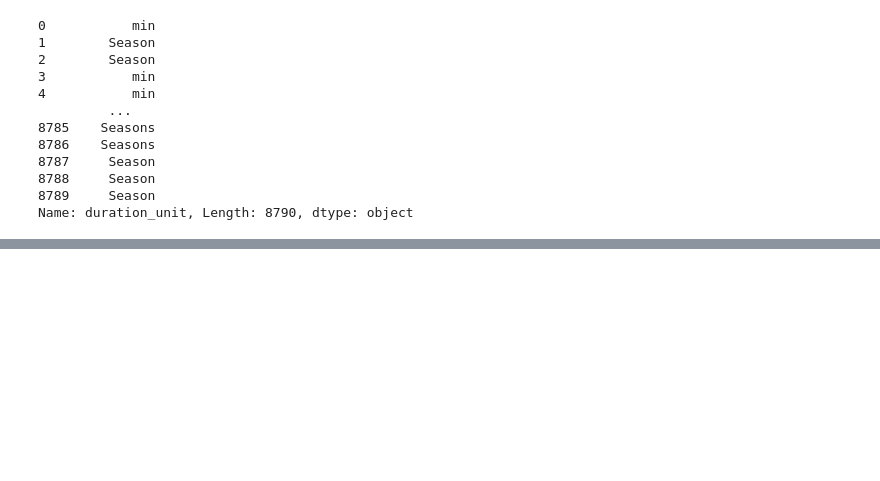
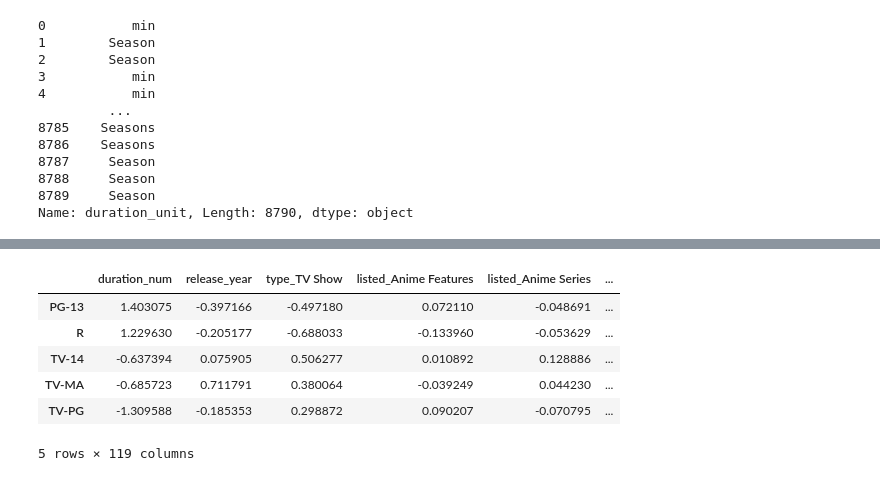
Before and after one commit to Fernando-Alvarado/AWS_2026-2, a Jupyter notebook: Limpieza/main.ipynb, the cells around one changed output, grey strips where cells are left out. Drawn from its saved outputs; the diff is of its cells as text; code cells hidden in the pictures; blank space fills up the shorter version.

```diff
--- a/Limpieza/main.ipynb
+++ b/Limpieza/main.ipynb
@@ -211,0 +407,7 @@ Box(children=(HTML(value='\n<div id="ifr-pyg-00064b8aabaef354uD8mzRPEpt4xoZhO" s
+# %%
+# Separamos las características (X) de la variable objetivo (y)
+X = ml_df.drop(columns=['rating'])
+y = ml_df['rating']
+
+
+X = pd.get_dummies(X, drop_first=True)
@@ -211,0 +471,16 @@ Box(children=(HTML(value='\n<div id="ifr-pyg-00064b8aabaef354uD8mzRPEpt4xoZhO" s
+# %%
+coef_df = pd.DataFrame(
+    model.coef_,
+    columns=X.columns,
+    index=model.classes_
+)
+
+coef_df
+# %% [output]
+|  | duration_num | release_year | type_TV Show | listed_Anime Features | listed_Anime Series | ... |
+| PG-13 | 1.403075 | -0.397166 | -0.497180 | 0.072110 | -0.048691 | ... |
+| R | 1.229630 | -0.205177 | -0.688033 | -0.133960 | -0.053629 | ... |
+| TV-14 | -0.637394 | 0.075905 | 0.506277 | 0.010892 | 0.128886 | ... |
+| TV-MA | -0.685723 | 0.711791 | 0.380064 | -0.039249 | 0.044230 | ... |
+| TV-PG | -1.309588 | -0.185353 | 0.298872 | 0.090207 | -0.070795 | ... |
+5 rows × 119 columns
```
Also changed, not shown: parts of 24 cells of this notebook, 4 other files.
